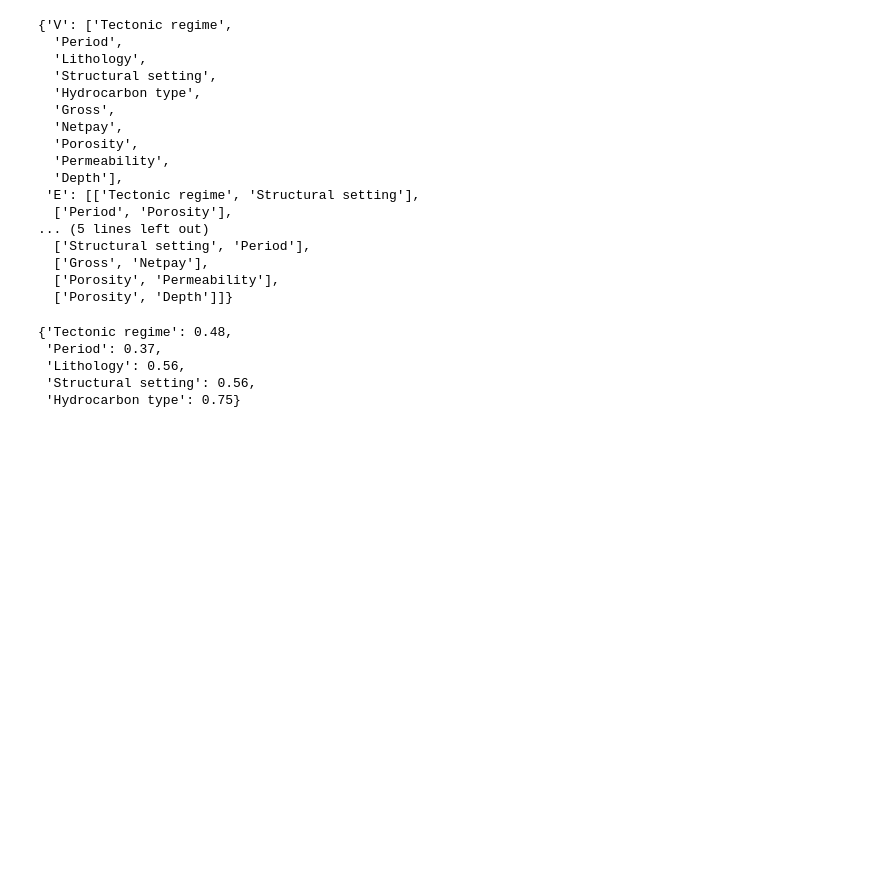
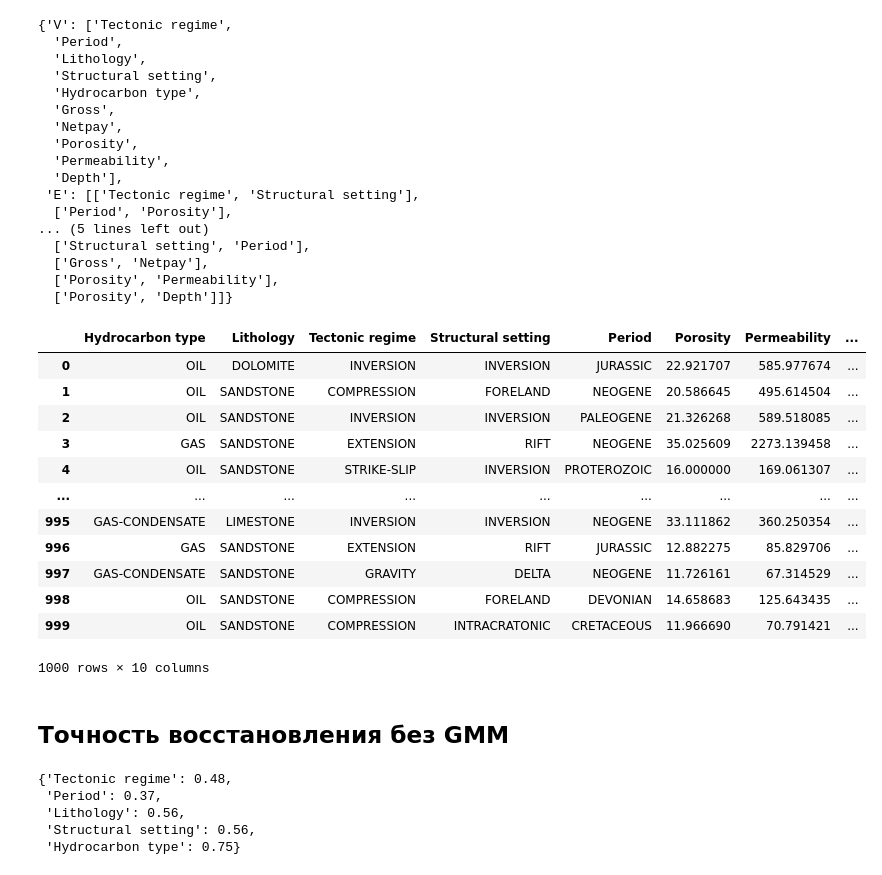
Before and after one commit to aimclub/BAMT, a Jupyter notebook: experiments/gmm_experiments.ipynb, the cells around one changed output. Drawn from its saved outputs; the diff is of its cells as text; code cells hidden in the pictures; blank space fills up the shorter version.

```diff
--- a/experiments/gmm_experiments.ipynb
+++ b/experiments/gmm_experiments.ipynb
@@ -101,3 +100,21 @@ acc, rmse, real, pred = calculate_acc(all_bn, geo, columns)
+# %%
+generate_synthetics(all_bn, geo_signs)
+# %% [output]
+|  | Hydrocarbon type | Lithology | Tectonic regime | Structural setting | Period | Porosity | Permeability | ... |
+| 0 | OIL | DOLOMITE | INVERSION | INVERSION | JURASSIC | 22.921707 | 585.977674 | ... |
+| 1 | OIL | SANDSTONE | COMPRESSION | FORELAND | NEOGENE | 20.586645 | 495.614504 | ... |
+| 2 | OIL | SANDSTONE | INVERSION | INVERSION | PALEOGENE | 21.326268 | 589.518085 | ... |
+| 3 | GAS | SANDSTONE | EXTENSION | RIFT | NEOGENE | 35.025609 | 2273.139458 | ... |
+| 4 | OIL | SANDSTONE | STRIKE-SLIP | INVERSION | PROTEROZOIC | 16.000000 | 169.061307 | ... |
+| ... | ... | ... | ... | ... | ... | ... | ... | ... |
+| 995 | GAS-CONDENSATE | LIMESTONE | INVERSION | INVERSION | NEOGENE | 33.111862 | 360.250354 | ... |
+| 996 | GAS | SANDSTONE | EXTENSION | RIFT | JURASSIC | 12.882275 | 85.829706 | ... |
+| 997 | GAS-CONDENSATE | SANDSTONE | GRAVITY | DELTA | NEOGENE | 11.726161 | 67.314529 | ... |
+| 998 | OIL | SANDSTONE | COMPRESSION | FORELAND | DEVONIAN | 14.658683 | 125.643435 | ... |
+| 999 | OIL | SANDSTONE | COMPRESSION | INTRACRATONIC | CRETACEOUS | 11.966690 | 70.791421 | ... |
+1000 rows × 10 columns
+# %% [markdown]
+## Точность восстановления без GMM
 # %%
 acc
 # %% [output]
```
Also changed, not shown: parts of 6 cells of this notebook, 2 other files.
